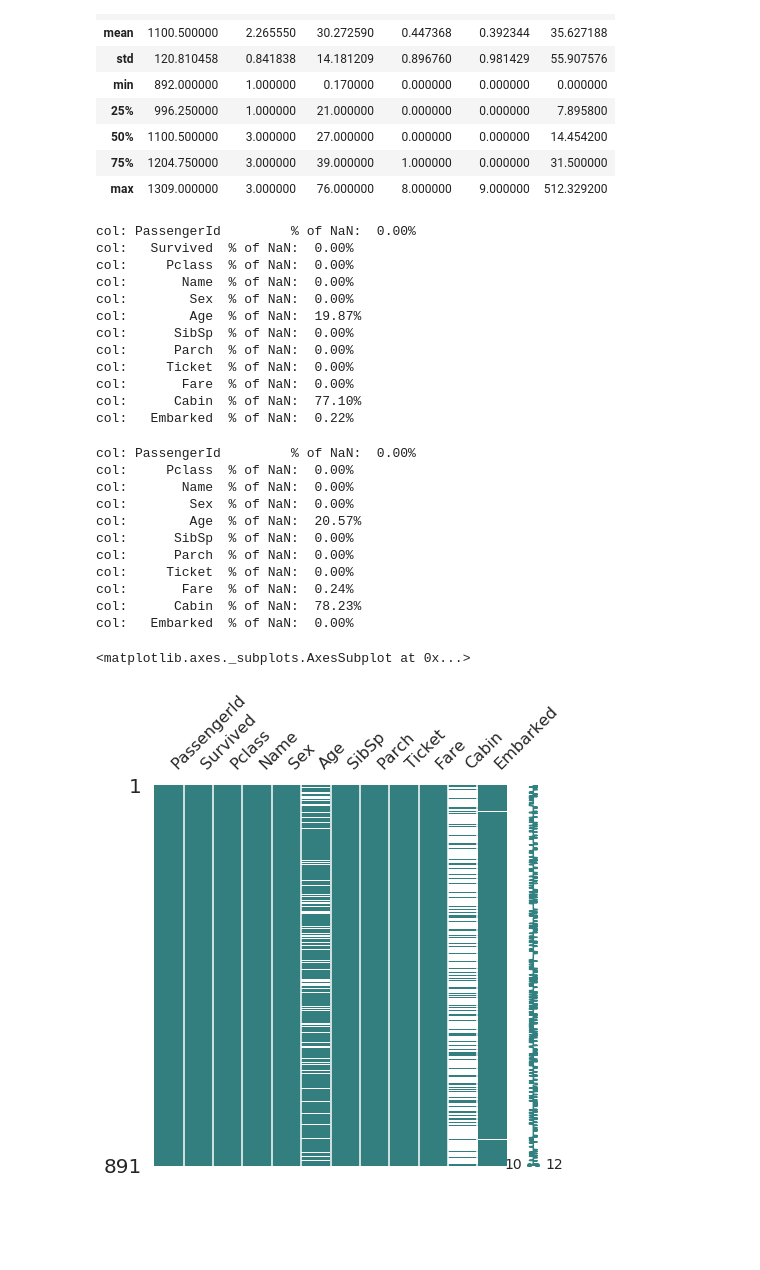
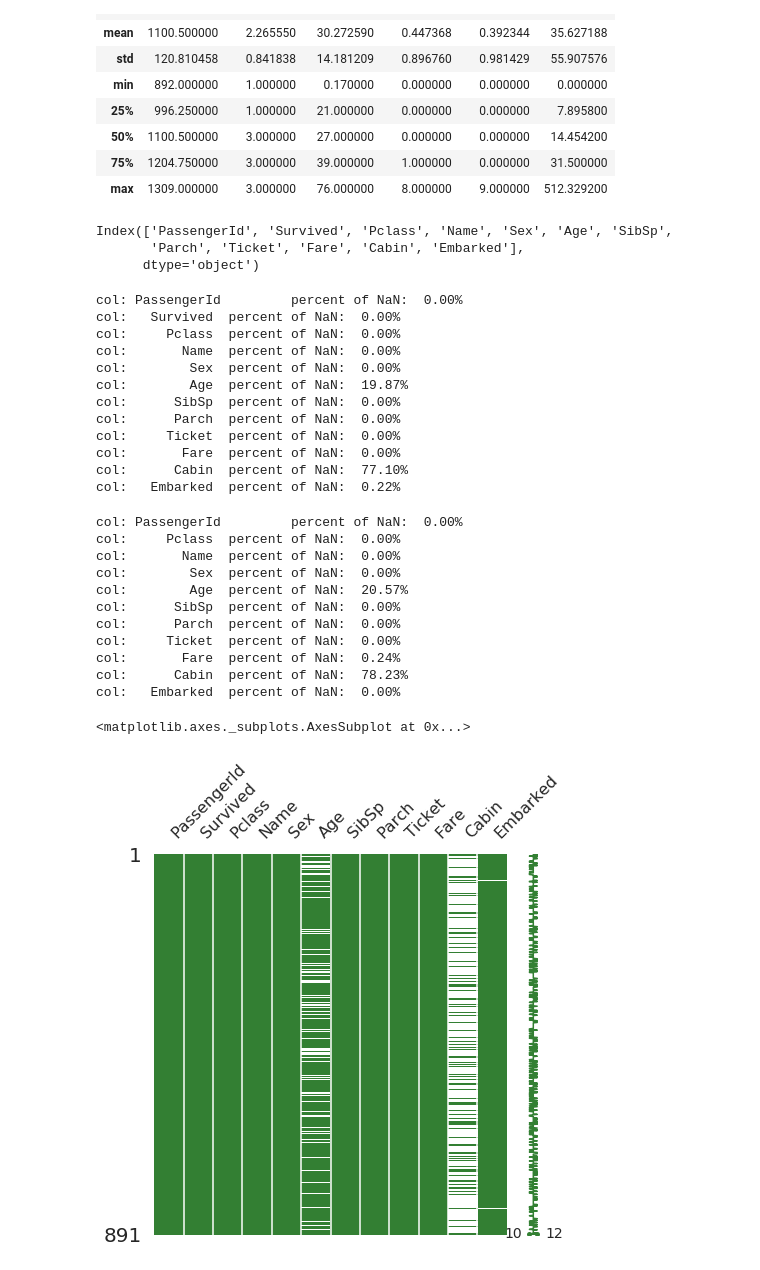
Before and after one commit to haesung-j/Titanic, a Jupyter notebook: titanic.ipynb, the cells around one changed output. Drawn from its saved outputs; the diff is of its cells as text; code cells hidden in the pictures; blank space fills up the shorter version.

```diff
--- a/titanic.ipynb
+++ b/titanic.ipynb
@@ -68,37 +68,43 @@ df_test.describe() # 역시 결측치 주의
 | 50% | 1100.500000 | 3.000000 | 27.000000 | 0.000000 | 0.000000 | 14.454200 |
 | 75% | 1204.750000 | 3.000000 | 39.000000 | 1.000000 | 0.000000 | 31.500000 |
 | max | 1309.000000 | 3.000000 | 76.000000 | 8.000000 | 9.000000 | 512.329200 |
+# %%
+# 1.1 결측치 check by for문
+df_train.columns  # 행 이름 반환해줌
+# %% [output]
+Index(['PassengerId', 'Survived', 'Pclass', 'Name', 'Sex', 'Age', 'SibSp',
+       'Parch', 'Ticket', 'Fare', 'Cabin', 'Embarked'],
+      dtype='object')
 # %%
-# 1.1 결측치 check
-for col in df_train.columns:     # .columns는 이름 반환
-    msg = 'col: {: >10}\t % of NaN: {: .2f}%'.format(col, 100*(df_train[col].isnull().sum() / df_train[col].shape[0]))
+for col in df_train.columns: # {:>10} 오른쪽 정렬
+    msg = 'col: {:>10}\t percent of NaN:  {:.2f}%'.format(col, 100*(df_train[col].isnull().sum()/df_train.shape[0]))
     print(msg)
 # %% [output]
-col: PassengerId         % of NaN:  0.00%
-col:   Survived  % of NaN:  0.00%
-col:     Pclass  % of NaN:  0.00%
-col:       Name  % of NaN:  0.00%
-col:        Sex  % of NaN:  0.00%
-col:        Age  % of NaN:  19.87%
-col:      SibSp  % of NaN:  0.00%
-col:      Parch  % of NaN:  0.00%
-col:     Ticket  % of NaN:  0.00%
-col:       Fare  % of NaN:  0.00%
-col:      Cabin  % of NaN:  77.10%
-col:   Embarked  % of NaN:  0.22%
+col: PassengerId         percent of NaN:  0.00%
+col:   Survived  percent of NaN:  0.00%
+col:     Pclass  percent of NaN:  0.00%
+col:       Name  percent of NaN:  0.00%
+col:        Sex  percent of NaN:  0.00%
+col:        Age  percent of NaN:  19.87%
+col:      SibSp  percent of NaN:  0.00%
+col:      Parch  percent of NaN:  0.00%
+col:     Ticket  percent of NaN:  0.00%
+col:       Fare  percent of NaN:  0.00%
+col:      Cabin  percent of NaN:  77.10%
+col:   Embarked  percent of NaN:  0.22%
 # %%
-for col in df_test.columns:     # .columns는 이름 반환
-    msg = 'col: {: >10}\t % of NaN: {: .2f}%'.format(col, 100*(df_test[col].isnull().sum() / df_test[col].shape[0]))
+for col in df_test.columns:
+    msg = 'col: {:>10}\t percent of NaN:  {:.2f}%'.format(col, 100*(df_test[col].isnull().sum()/df_test.shape[0]))
     print(msg)
 # %% [output]
-col: PassengerId         % of NaN:  0.00%
-col:     Pclass  % of NaN:  0.00%
-col:       Name  % of NaN:  0.00%
-col:        Sex  % of NaN:  0.00%
-col:        Age  % of NaN:  20.57%
-col:      SibSp  % of NaN:  0.00%
-col:      Parch  % of NaN:  0.00%
-col:     Ticket  % of NaN:  0.00%
-col:       Fare  % of NaN:  0.24%
-col:      Cabin  % of NaN:  78.23%
-col:   Embarked  % of NaN:  0.00%
+col: PassengerId         percent of NaN:  0.00%
+col:     Pclass  percent of NaN:  0.00%
+col:       Name  percent of NaN:  0.00%
+col:        Sex  percent of NaN:  0.00%
+col:        Age  percent of NaN:  20.57%
+col:      SibSp  percent of NaN:  0.00%
+col:      Parch  percent of NaN:  0.00%
+col:     Ticket  percent of NaN:  0.00%
+col:       Fare  percent of NaN:  0.24%
+col:      Cabin  percent of NaN:  78.23%
+col:   Embarked  percent of NaN:  0.00%
@@ -105,8 +113,7 @@ col:   Embarked  % of NaN:  0.00%
 # %%
-# Train set과 test set 모두 Age, Cabin, Embarked(Train만)에 null data 존재
 # missingno 라이브러리를 활용한 null data 탐색
-msno.matrix(df=df_train.iloc[:,:], figsize=(7,7), color=(0.2, 0.5, 0.5))
+msno.matrix(df=df_train.iloc[:,:], figsize=(7,7), color=(0.2,0.5,0.2))
 # %% [output]
 <matplotlib.axes._subplots.AxesSubplot at 0x...>
-[figure, old version]
+[figure, new version]
 # %%
```
Also changed, not shown: parts of 10 cells of this notebook.
